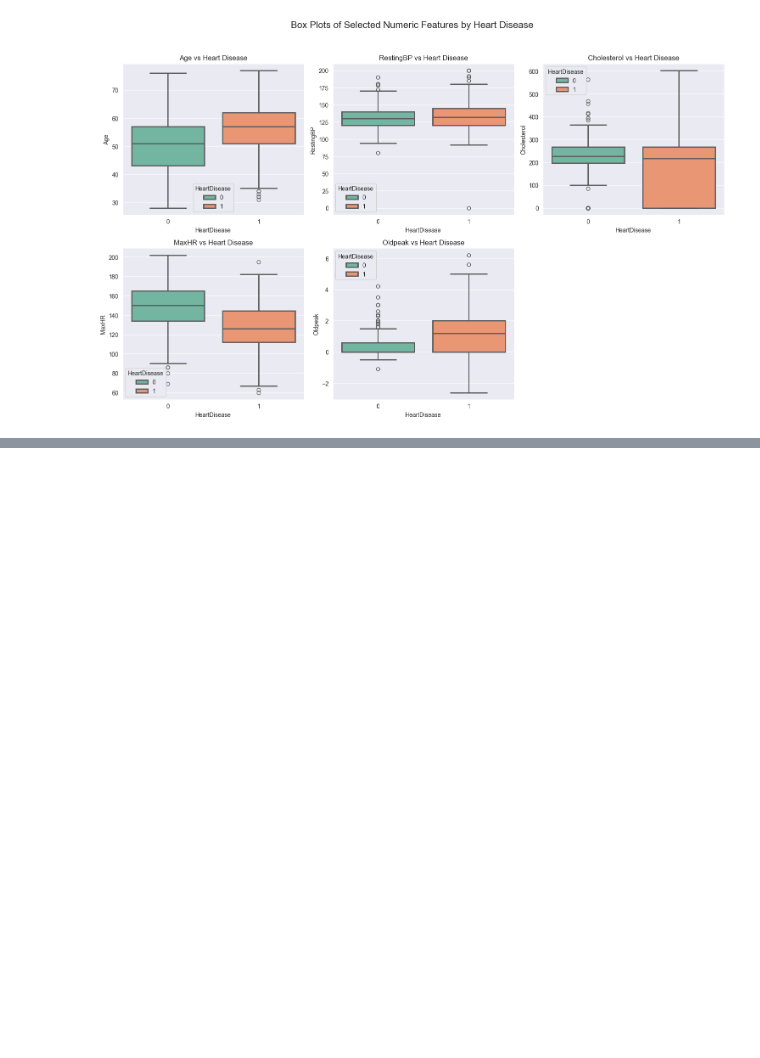
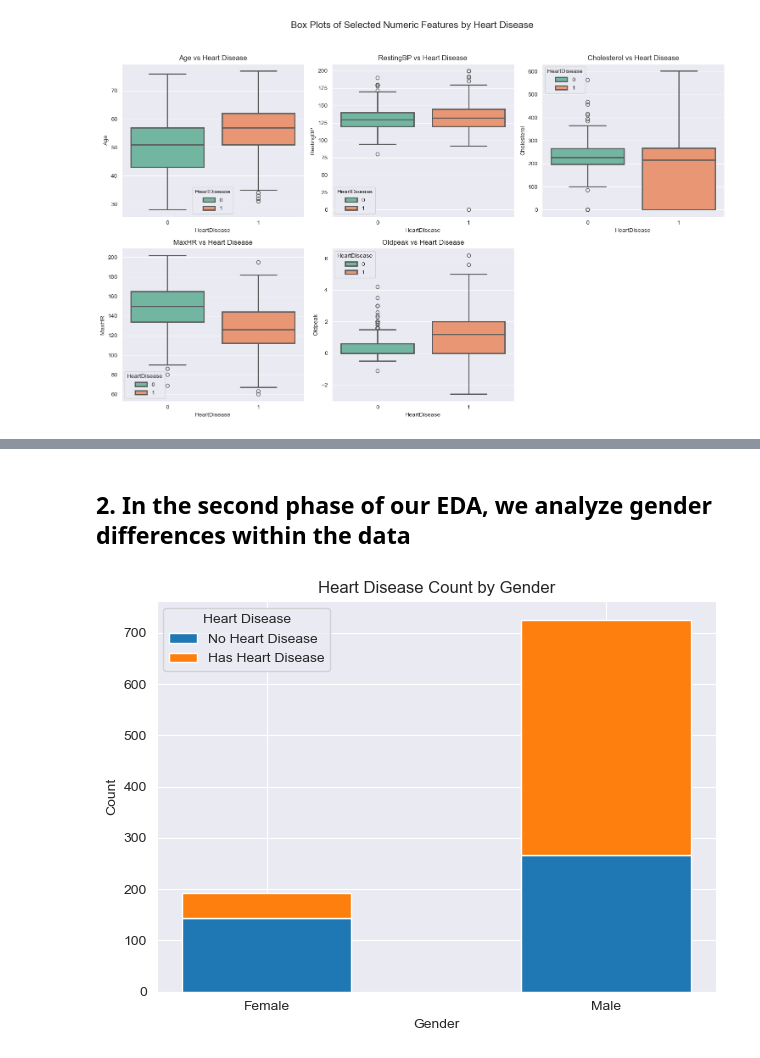
Before and after one commit to aaron6yi/team-16, a Jupyter notebook: EDA visualization.ipynb, the cells around one changed output, grey strips where cells are left out. Saved outputs shown, nothing was run; the diff lists cells and outputs as text; code cells hidden in the pictures; blank space fills up the shorter version.

```diff
--- a/EDA visualization.ipynb
+++ b/EDA visualization.ipynb
@@ -92,0 +143,40 @@ plt.show()
+# %% [markdown]
+## 2. In the second phase of our EDA, we analyze gender differences within the data
+# %%
+import matplotlib.pyplot as plt
+import numpy as np
+
+# Count the number of males and females with and without heart disease
+male_counts = df[df['Sex'] == 1]['HeartDisease'].value_counts().sort_index()
+female_counts = df[df['Sex'] == 0]['HeartDisease'].value_counts().sort_index()
+
+# Ensure both categories (0 and 1) exist
+male_no_disease = male_counts.get(0, 0)  # Male without heart disease
+male_with_disease = male_counts.get(1, 0)  # Male with heart disease
+female_no_disease = female_counts.get(0, 0)  # Female without heart disease
+female_with_disease = female_counts.get(1, 0)  # Female with heart disease
+
+# Data for plotting
+labels = ['Female', 'Male']
+no_disease = [female_no_disease, male_no_disease]
+with_disease = [female_with_disease, male_with_disease]
+
+# Plot the stacked bar chart
+x = np.arange(len(labels))  # X-axis positions
+width = 0.5  # Width of the bars
+
+plt.bar(x, no_disease, width, label='No Heart Disease', color='#1f77b4')
+plt.bar(x, with_disease, width, bottom=no_disease, label='Has Heart Disease', color='#ff7f0e')
+
+# Add labels and title
+plt.xlabel('Gender')
+plt.ylabel('Count')
+plt.title('Heart Disease Count by Gender')
+plt.xticks(x, labels)  # Add labels for x-axis
+plt.legend(title='Heart Disease')
+
+# Show the plot
+plt.tight_layout()
+plt.show()
+# %% [output]
+[figure, added]
```
Also changed, not shown: parts of 14 cells of this notebook.
